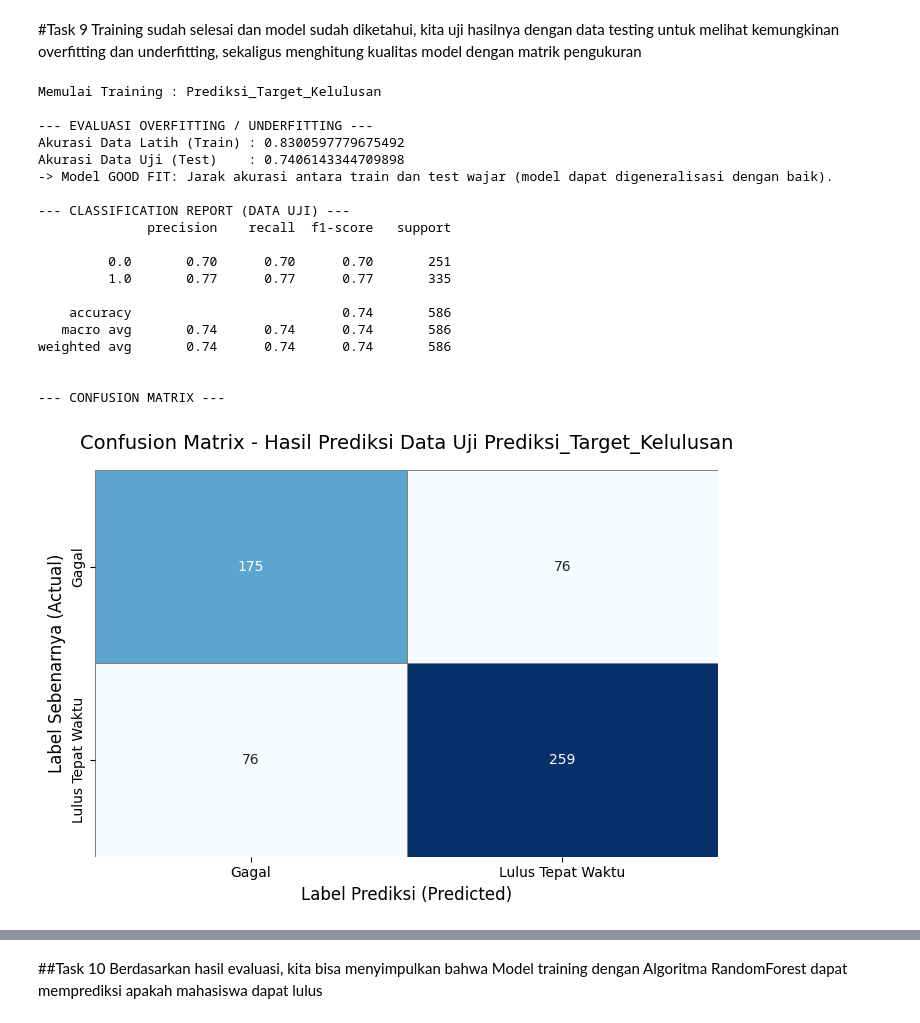
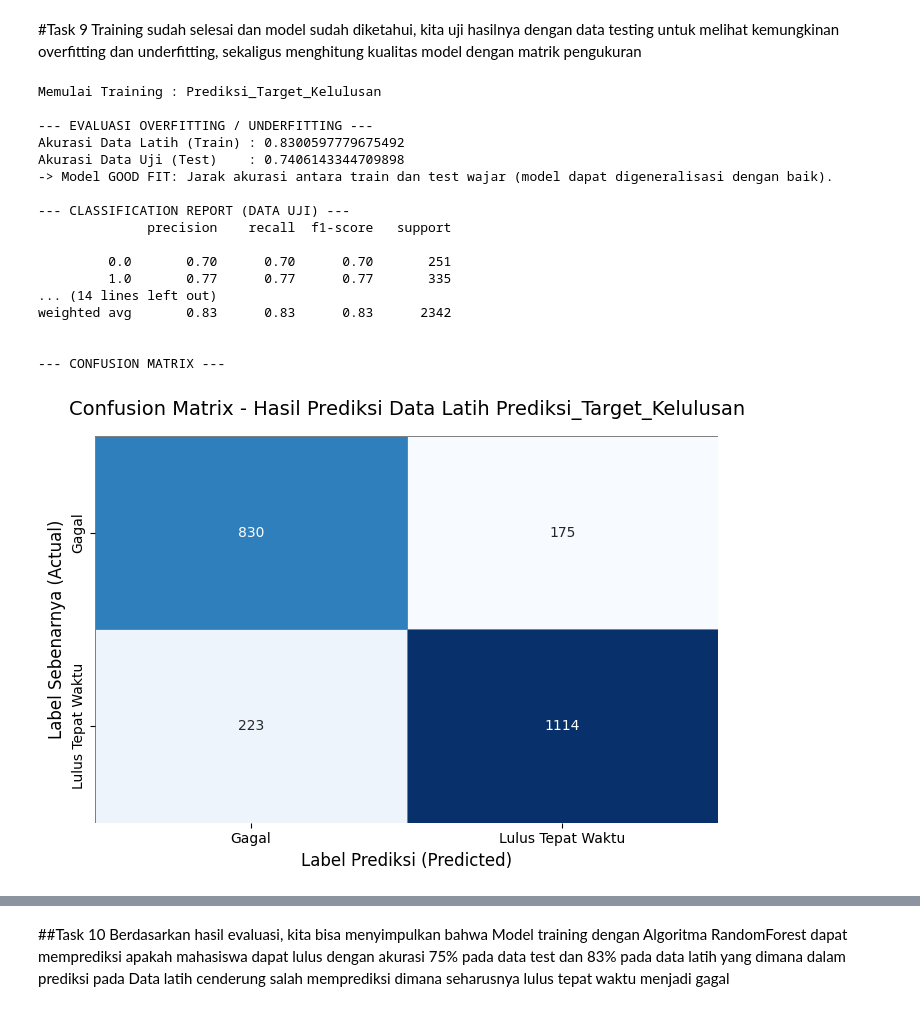
Before and after one commit to Yan-ac1/tugas, a Jupyter notebook: Tugas2.ipynb, the cells around one changed output, grey strips where cells are left out. Drawn from its saved outputs; the diff is of its cells as text; code cells hidden in the pictures.

```diff
--- a/Tugas2.ipynb
+++ b/Tugas2.ipynb
@@ -640,43 +635,55 @@ else:
 print("\n--- CLASSIFICATION REPORT (DATA UJI) ---")
 # Menampilkan metrik Precision, Recall, dan F1-Score
 print(classification_report(y_test, y_pred_test))
+print("\n--- CLASSIFICATION REPORT (DATA Latih) ---")
+print(classification_report(y_train, y_pred_train))
 # 2)	Hitung dengan matrik pengukuran
 # ...
 print("\n--- CONFUSION MATRIX ---")
 # Menghitung confusion matrix
-cm = confusion_matrix(y_test, y_pred_test)
+cmtr = confusion_matrix(y_train, y_pred_train)
+cmte = confusion_matrix(y_test, y_pred_test)
 
 # Plotting confusion matrix menggunakan seaborn heatmap
 class_labels = ['Gagal','Lulus Tepat Waktu']
 plt.figure(figsize=(7, 5))
 
-sns.heatmap(cm, annot=True, fmt='d', cmap='Blues',
+sns.heatmap(cmtr, annot=True, fmt='d', cmap='Blues',
+            cbar=False, linewidths=0.5, linecolor='gray',
+            xticklabels=class_labels, yticklabels=class_labels)
+
+plt.title(f"Confusion Matrix - Hasil Prediksi Data Latih {model_names}", fontsize=14, pad=15)
+plt.xlabel("Label Prediksi (Predicted)", fontsize=12)
+plt.ylabel("Label Sebenarnya (Actual)", fontsize=12)
+plt.tight_layout()
+plt.show()
+plt.figure(figsize=(7, 5))
+
+sns.heatmap(cmte, annot=True, fmt='d', cmap='Blues',
             cbar=False, linewidths=0.5, linecolor='gray',
             xticklabels=class_labels, yticklabels=class_labels)
 
 plt.title(f"Confusion Matrix - Hasil Prediksi Data Uji {model_names}", fontsize=14, pad=15)
 plt.xlabel("Label Prediksi (Predicted)", fontsize=12)
 plt.ylabel("Label Sebenarnya (Actual)", fontsize=12)
 plt.tight_layout()
 plt.show()
 # %% [output]
 Memulai Training : Prediksi_Target_Kelulusan
 
 --- EVALUASI OVERFITTING / UNDERFITTING ---
 Akurasi Data Latih (Train) : 0.8300597779675492
 Akurasi Data Uji (Test)    : 0.7406143344709898
 -> Model GOOD FIT: Jarak akurasi antara train dan test wajar (model dapat digeneralisasi dengan baik).
 
 --- CLASSIFICATION REPORT (DATA UJI) ---
               precision    recall  f1-score   support
 
          0.0       0.70      0.70      0.70       251
          1.0       0.77      0.77      0.77       335
-
-    accuracy                           0.74       586
-   macro avg       0.74      0.74      0.74       586
-weighted avg       0.74      0.74      0.74       586
+... (14 lines left out)
+weighted avg       0.83      0.83      0.83      2342
 
 
 --- CONFUSION MATRIX ---
-[figure, old version]
+[figure, new version]
@@ -683,4 +691,4 @@ weighted avg       0.74      0.74      0.74       586
 # %% [markdown]
 ##Task 10
 Berdasarkan hasil evaluasi, kita bisa menyimpulkan bahwa
-Model training dengan Algoritma RandomForest dapat memprediksi apakah mahasiswa dapat lulus
+Model training dengan Algoritma RandomForest dapat memprediksi apakah mahasiswa dapat lulus dengan akurasi 75% pada data test dan 83% pada data latih yang dimana dalam prediksi pada Data latih cenderung salah memprediksi dimana seharusnya lulus tepat waktu menjadi gagal
```
Also changed, not shown: parts of 5 cells of this notebook.
